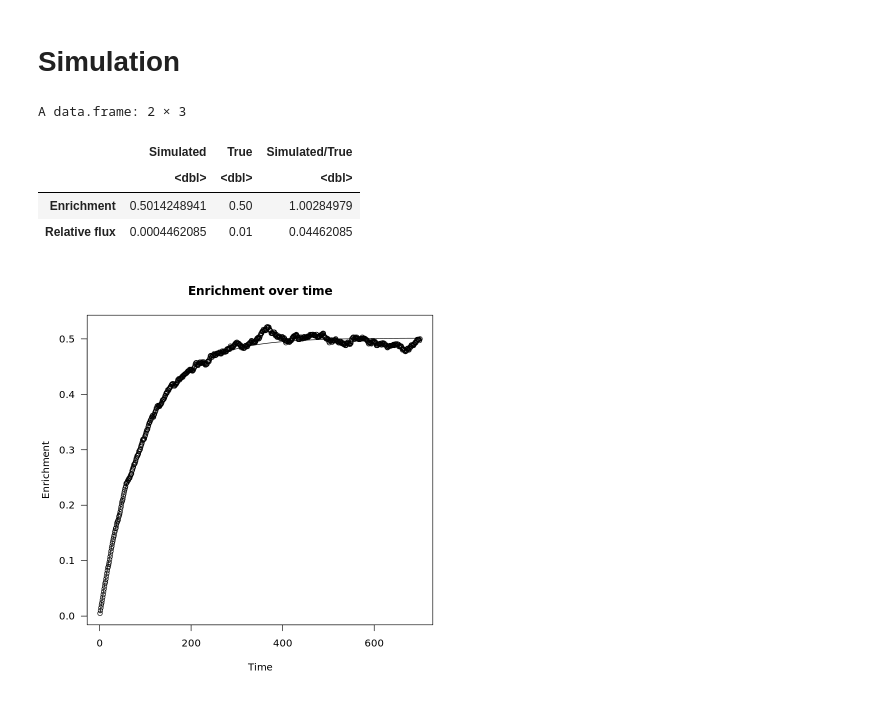
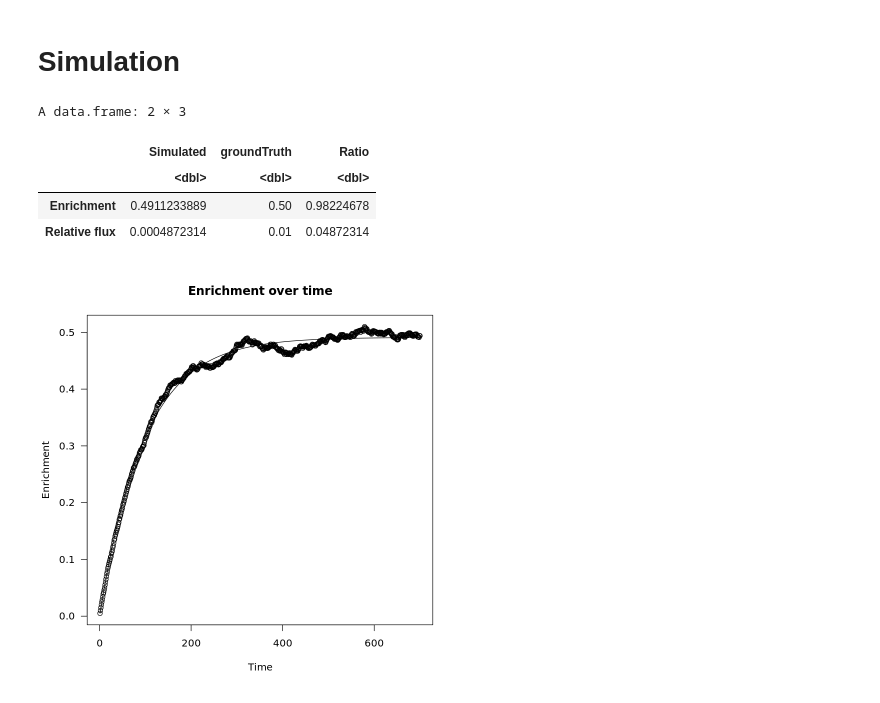
Before and after one commit to metaboholics/enrichment_fitting, a Jupyter notebook: enrichmentFitting.ipynb, the cells around one changed output. Cells and saved outputs as stored; diff of their text form; code cells hidden in the pictures.

```diff
--- a/enrichmentFitting.ipynb
+++ b/enrichmentFitting.ipynb
@@ -71,36 +71,36 @@ for (i in 1:numberOfCycles) {
     urn <- replace(urn, selection, c(rep('white', numberOfReplacedBalls_white), rep('red', numberOfReplacedBalls_red)))
 
     n_white <- length(urn[urn=='white'])
     n_red <- length(urn[urn=='red'])
     enrichment = n_red/(n_white + n_red)
 
     enrichmentPerStep[i] <- enrichment
 
 }
 
 
 # Input values
 X <- c(1:length(enrichmentPerStep)) # Timepoint
 Y <- c(enrichmentPerStep) # Relative or absolute enrichment
 
 model <- drm(Y ~ X, fct = DRC.negExp()) # Fits the negative exponential function
 
 
 # Fitting results
 modelRes <- summary(model)
 res <- data.frame(Simulated = c(modelRes$coefficients[1,1], modelRes$coefficients[1,2]),
-                  True = c(trueEnrichment, trueRelativeFlux)
+                  groundTruth = c(trueEnrichment, trueRelativeFlux)
                  )
-res$`Simulated/True` <- res$Simulated / res$True
+res$Ratio <- res$Simulated / res$groundTruth
 rownames(res) <- c('Enrichment', 'Relative flux')
 res
 
 # Plot
 plot(model, log='', main='Enrichment over time', xlab='Time', ylab='Enrichment')
 # %% [output]
 A data.frame: 2 × 3
-|  | Simulated | True | Simulated/True |
+|  | Simulated | groundTruth | Ratio |
 |  | <dbl> | <dbl> | <dbl> |
-| Enrichment | 0.5014248941 | 0.50 | 1.00284979 |
-| Relative flux | 0.0004462085 | 0.01 | 0.04462085 |
+| Enrichment | 0.4911233889 | 0.50 | 0.98224678 |
+| Relative flux | 0.0004872314 | 0.01 | 0.04872314 |
-[figure, old version]
+[figure, new version]
```
